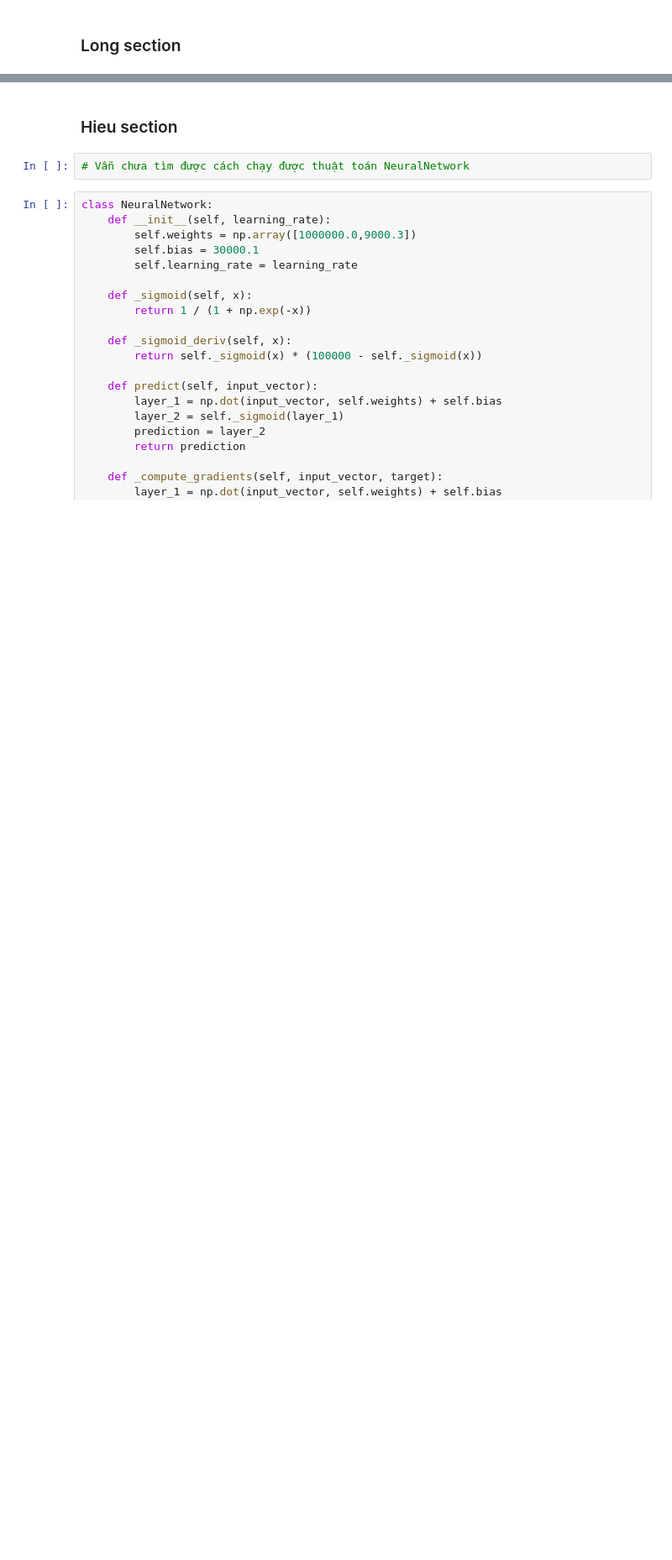
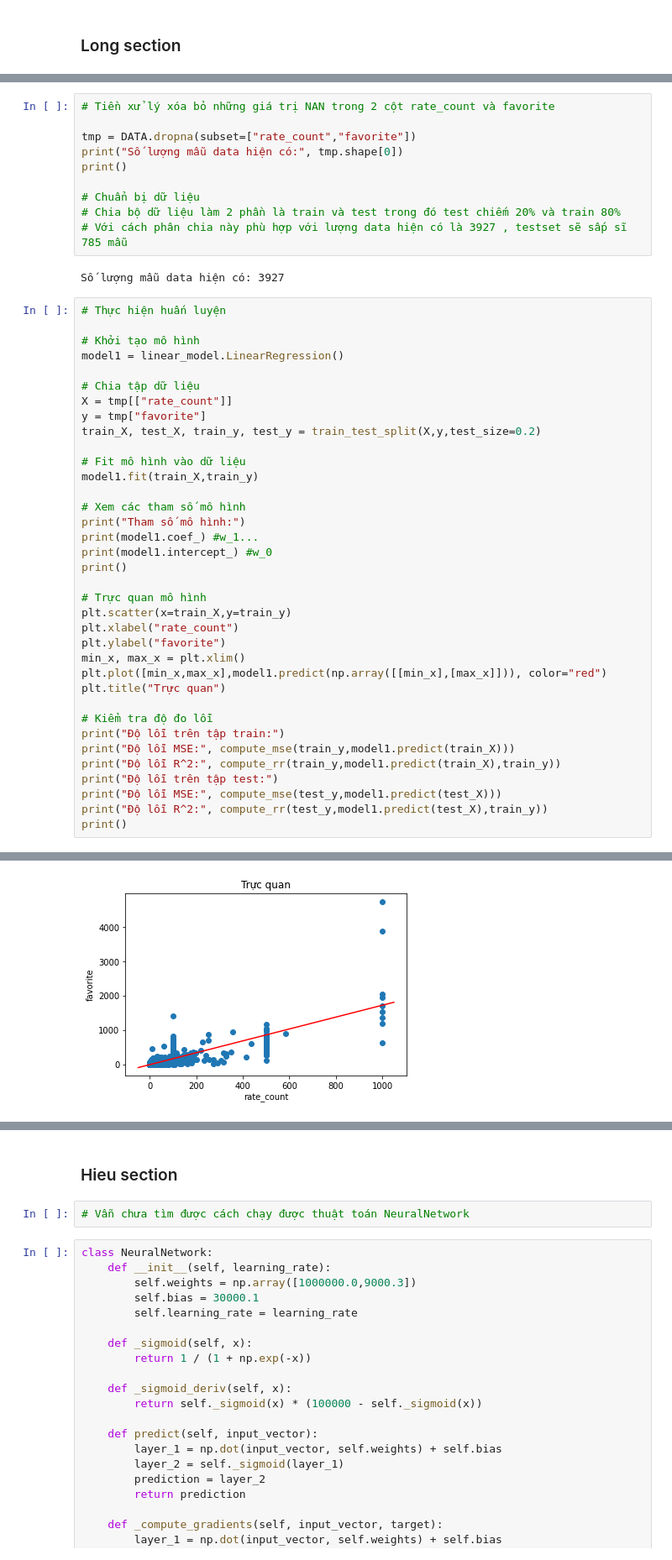
Before and after one commit to thafnhlong/HCMUS-UNIV-WebScience-MachineLearning, a Jupyter notebook: Source.ipynb, the cells around one changed output, grey strips where cells are left out. Shown at 84% size. Saved outputs shown, nothing was run; the diff lists cells and outputs as text; blank space fills up the shorter version.

```diff
--- a/Source.ipynb
+++ b/Source.ipynb
@@ -71,0 +75,49 @@ memory usage: 1.5+ MB
+# %%
+# Tiền xử lý xóa bỏ những giá trị NAN trong 2 cột rate_count và favorite
+
+tmp = DATA.dropna(subset=["rate_count","favorite"])
+print("Số lượng mẫu data hiện có:", tmp.shape[0])
+print()
+
+# Chuẩn bị dữ liệu
+# Chia bộ dữ liệu làm 2 phần là train và test trong đó test chiếm 20% và train 80%
+# Với cách phân chia này phù hợp với lượng data hiện có là 3927 , testset sẽ sấp sĩ 785 mẫu
+# %% [output]
+Số lượng mẫu data hiện có: 3927
+# %%
+# Thực hiện huấn luyện
+
+# Khởi tạo mô hình
+model1 = linear_model.LinearRegression()
+
+# Chia tập dữ liệu
+X = tmp[["rate_count"]]
+y = tmp["favorite"]
+train_X, test_X, train_y, test_y = train_test_split(X,y,test_size=0.2)
+
+# Fit mô hình vào dữ liệu
+model1.fit(train_X,train_y)
+
+# Xem các tham số mô hình
+print("Tham số mô hình:")
+print(model1.coef_) #w_1...
+print(model1.intercept_) #w_0
+print()
+
+# Trực quan mô hình
+plt.scatter(x=train_X,y=train_y)
+plt.xlabel("rate_count")
+plt.ylabel("favorite")
+min_x, max_x = plt.xlim()
+plt.plot([min_x,max_x],model1.predict(np.array([[min_x],[max_x]])), color="red")
+plt.title("Trực quan")
+
+# Kiểm tra độ đo lỗi
+print("Độ lỗi trên tập train:")
+print("Độ lỗi MSE:", compute_mse(train_y,model1.predict(train_X)))
+print("Độ lỗi R^2:", compute_rr(train_y,model1.predict(train_X),train_y))
+print("Độ lỗi trên tập test:")
+print("Độ lỗi MSE:", compute_mse(test_y,model1.predict(test_X)))
+print("Độ lỗi R^2:", compute_rr(test_y,model1.predict(test_X),train_y))
+print()
+# %% [output]
@@ -71,0 +134 @@ memory usage: 1.5+ MB
+[figure, added]
```
Also changed, not shown: parts of 36 cells of this notebook, 1 other file.
